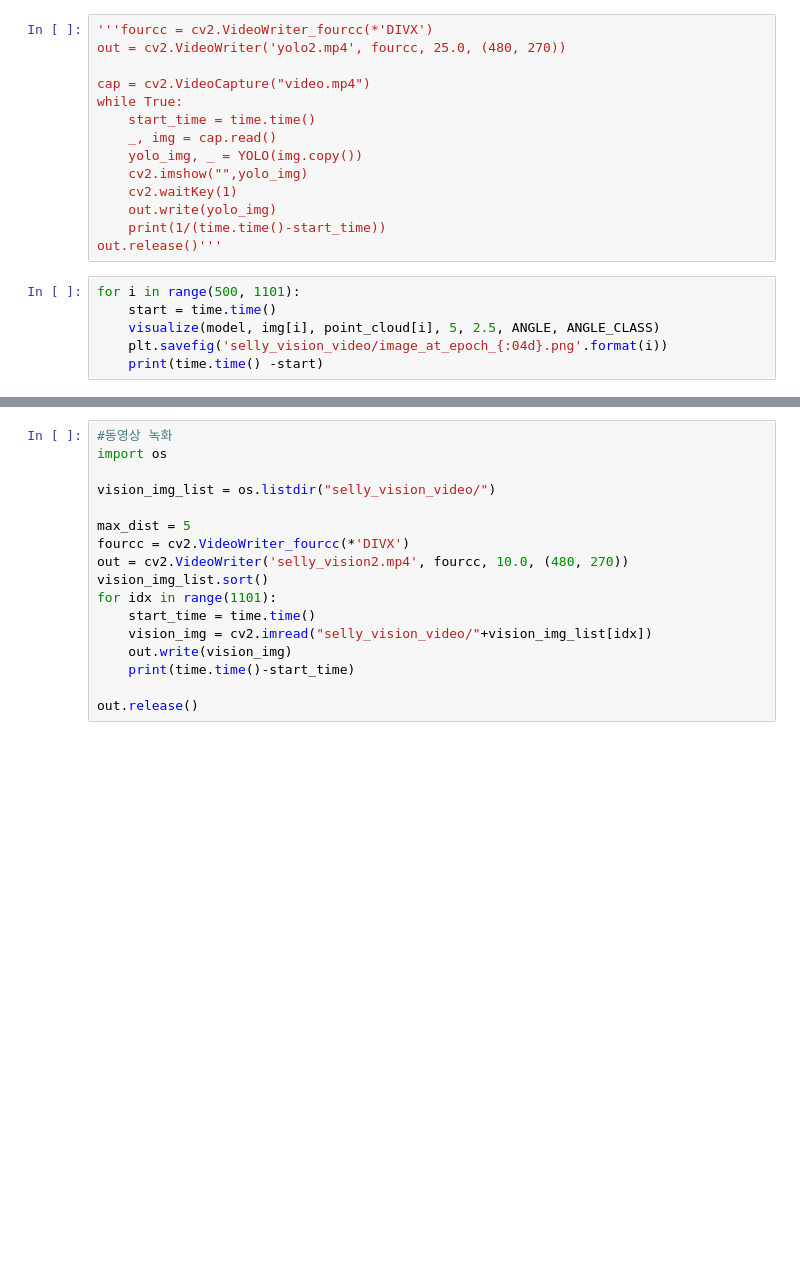
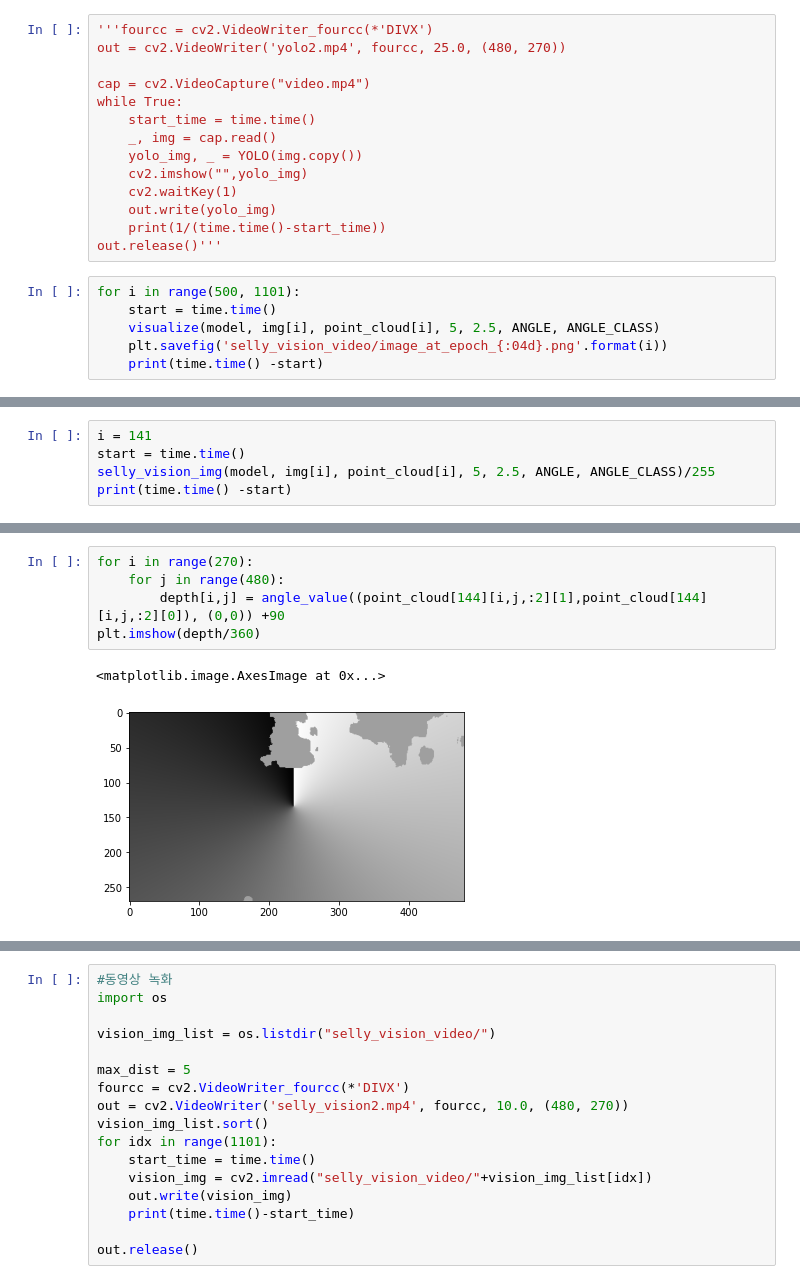
Before and after one commit to seraaaayeo/SellyDev, a Jupyter notebook: vision_optimizer.ipynb, the cells around one changed output, grey strips where cells are left out. Cells and saved outputs as stored; diff of their text form; blank space fills up the shorter version.

```diff
--- a/vision_optimizer.ipynb
+++ b/vision_optimizer.ipynb
@@ -63,0 +68,5 @@ visualize(model, img[i], point_cloud[i], 5, 2.5, ANGLE, ANGLE_CLASS)
+# %%
+i = 141
+start = time.time()
+selly_vision_img(model, img[i], point_cloud[i], 5, 2.5, ANGLE, ANGLE_CLASS)/255
+print(time.time() -start)
@@ -63,0 +87,8 @@ visualize(model, img[i], point_cloud[i], 5, 2.5, ANGLE, ANGLE_CLASS)
+# %%
+for i in range(270):
+    for j in range(480):
+        depth[i,j] = angle_value((point_cloud[144][i,j,:2][1],point_cloud[144][i,j,:2][0]), (0,0)) +90
+plt.imshow(depth/360)
+# %% [output]
+<matplotlib.image.AxesImage at 0x...>
+[figure, added]
```
Also changed, not shown: parts of 15 cells of this notebook.
